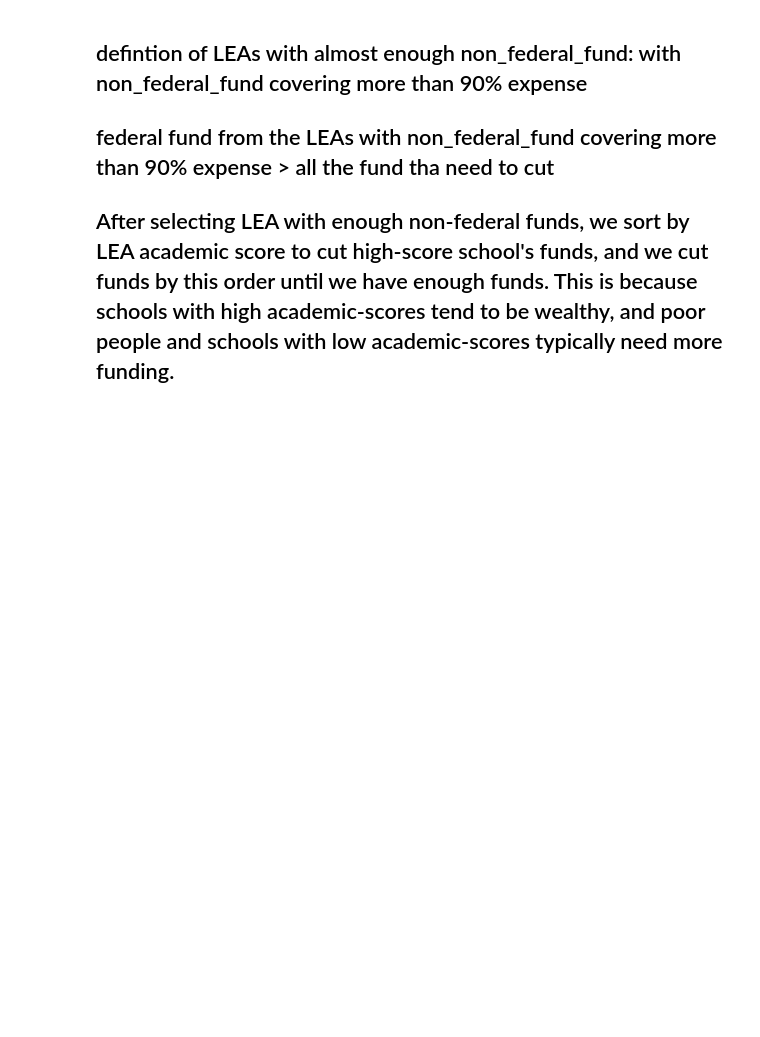
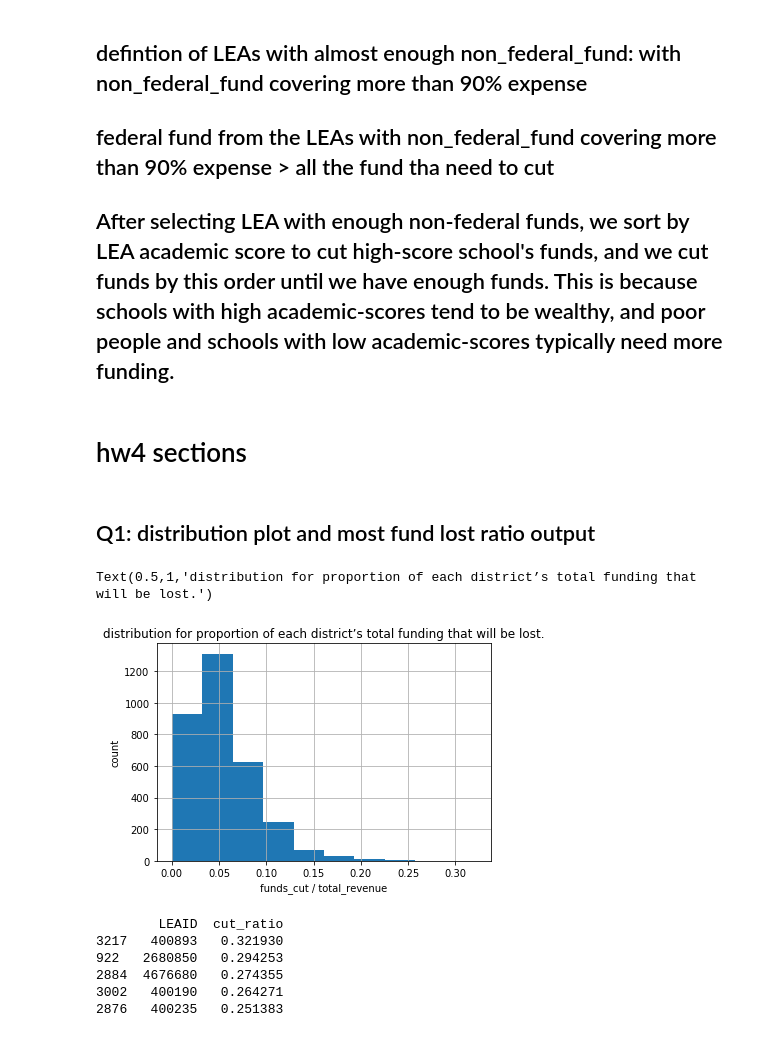
Before and after one commit to michaelyangbling/info-vis-hw4, a Jupyter notebook: solution.ipynb, the cells around one changed output. Saved outputs shown, nothing was run; the diff lists cells and outputs as text; code cells hidden in the pictures; blank space fills up the shorter version.

```diff
--- a/solution.ipynb
+++ b/solution.ipynb
@@ -238,3 +249,29 @@ output
 ## federal fund from the LEAs with non_federal_fund covering more than 90% expense > all the fund tha need to cut
 
 ## After selecting LEA with enough non-federal funds,  we sort by LEA academic score to cut high-score school's funds, and we cut funds by this order until we have enough funds. This is because schools with high academic-scores tend to be wealthy, and poor people and schools with low academic-scores typically need more funding.
+# %% [markdown]
+# hw4 sections
+# %% [markdown]
+## Q1: distribution plot and most fund lost ratio output
+# %%
+cut_ratio=pd.merge(output, funds[["total_rev",'LEAID']], how='left', on=['LEAID'])
+cut_ratio['cut_ratio'] = cut_ratio.fund_cut/cut_ratio.total_rev
+ax=cut_ratio['cut_ratio'].hist()
+ax.set_xlabel('funds_cut / total_revenue')
+ax.set_ylabel('count')
+ax.set_title("\
+distribution for proportion of each district’s total funding that will be lost.")
+# %% [output]
+Text(0.5,1,'distribution for proportion of each district’s total funding that will be lost.')
+[figure, added]
+# %%
+cut_ratio.sort_values("cut_ratio", ascending=False, inplace=True,
+                      na_position='last')
+print( cut_ratio.head()[["LEAID","cut_ratio"]] )
+# %% [output]
+        LEAID  cut_ratio
+3217   400893   0.321930
+922   2680850   0.294253
+2884  4676680   0.274355
+3002   400190   0.264271
+2876   400235   0.251383
```
Also changed, not shown: parts of 11 cells of this notebook, 3 other files.
